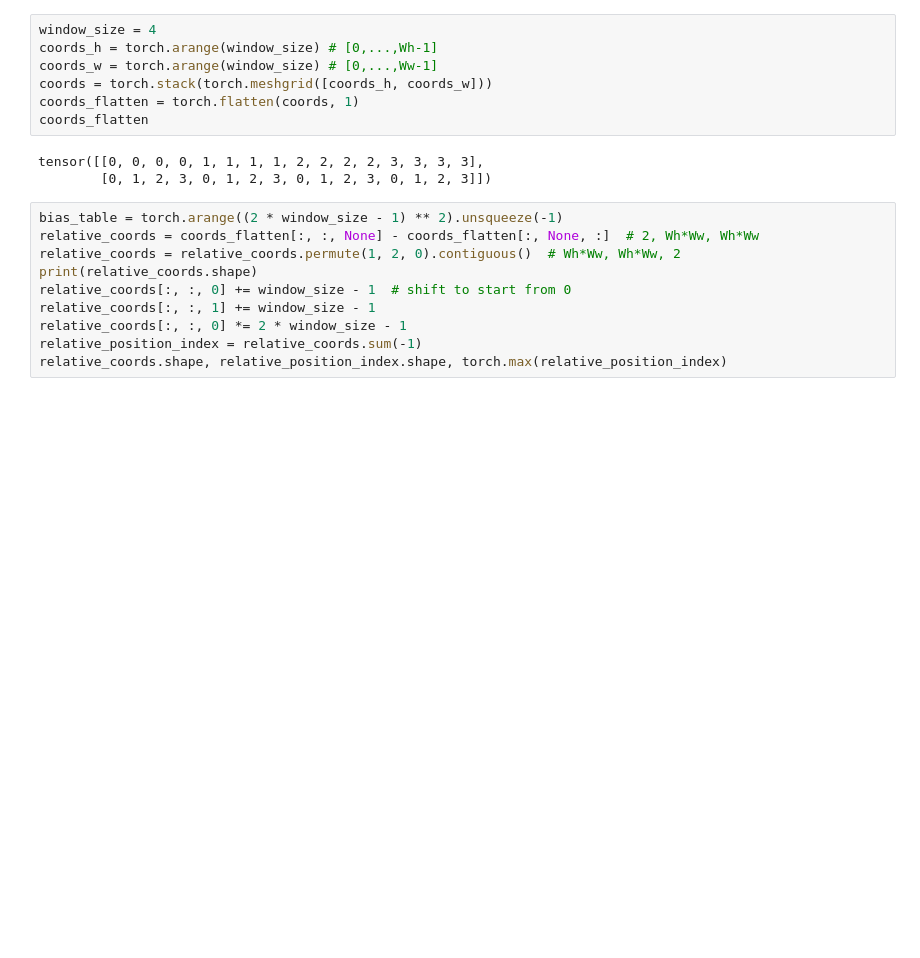
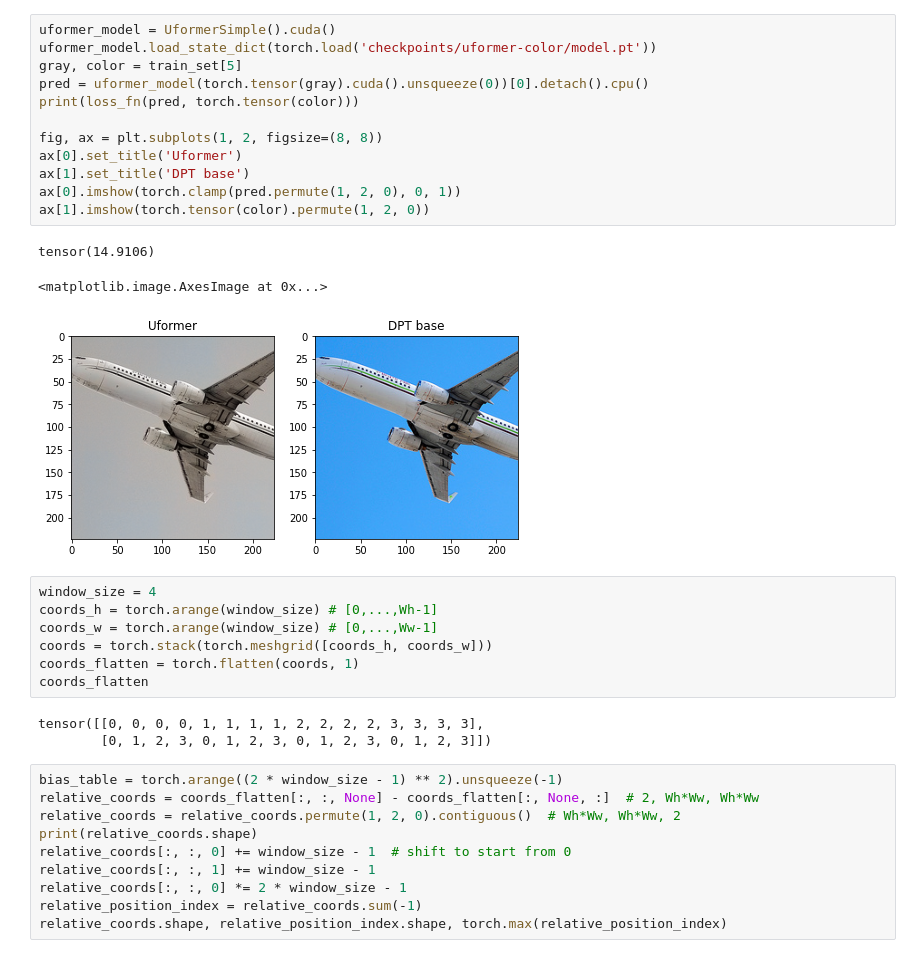
Before and after one commit to TheMoon2000/cs280-final-project, a Jupyter notebook: playground.ipynb, the cells around one changed output. Cells and saved outputs as stored; diff of their text form; blank space fills up the shorter version.

```diff
--- a/playground.ipynb
+++ b/playground.ipynb
@@ -45,3 +45,19 @@ tensor(0.0716)
+# %%
+uformer_model = UformerSimple().cuda()
+uformer_model.load_state_dict(torch.load('checkpoints/uformer-color/model.pt'))
+gray, color = train_set[5]
+pred = uformer_model(torch.tensor(gray).cuda().unsqueeze(0))[0].detach().cpu()
+print(loss_fn(pred, torch.tensor(color)))
+
+fig, ax = plt.subplots(1, 2, figsize=(8, 8))
+ax[0].set_title('Uformer')
+ax[1].set_title('DPT base')
+ax[0].imshow(torch.clamp(pred.permute(1, 2, 0), 0, 1))
+ax[1].imshow(torch.tensor(color).permute(1, 2, 0))
+# %% [output]
+tensor(14.9106)
+<matplotlib.image.AxesImage at 0x...>
+[figure, added]
 # %%
 window_size = 4
 coords_h = torch.arange(window_size) # [0,...,Wh-1]
```
Also changed, not shown: parts of 6 cells of this notebook, 3 other files.
